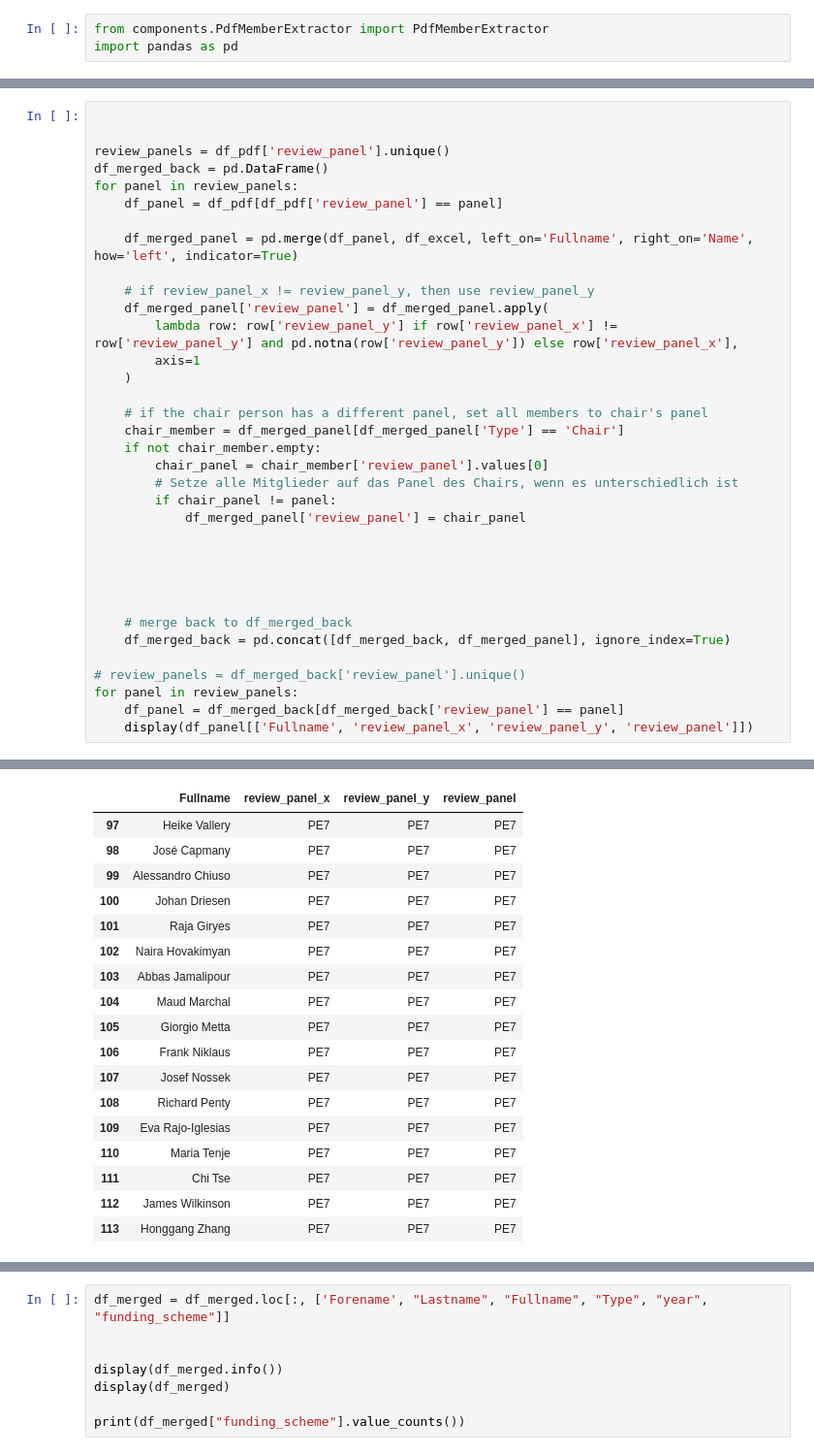
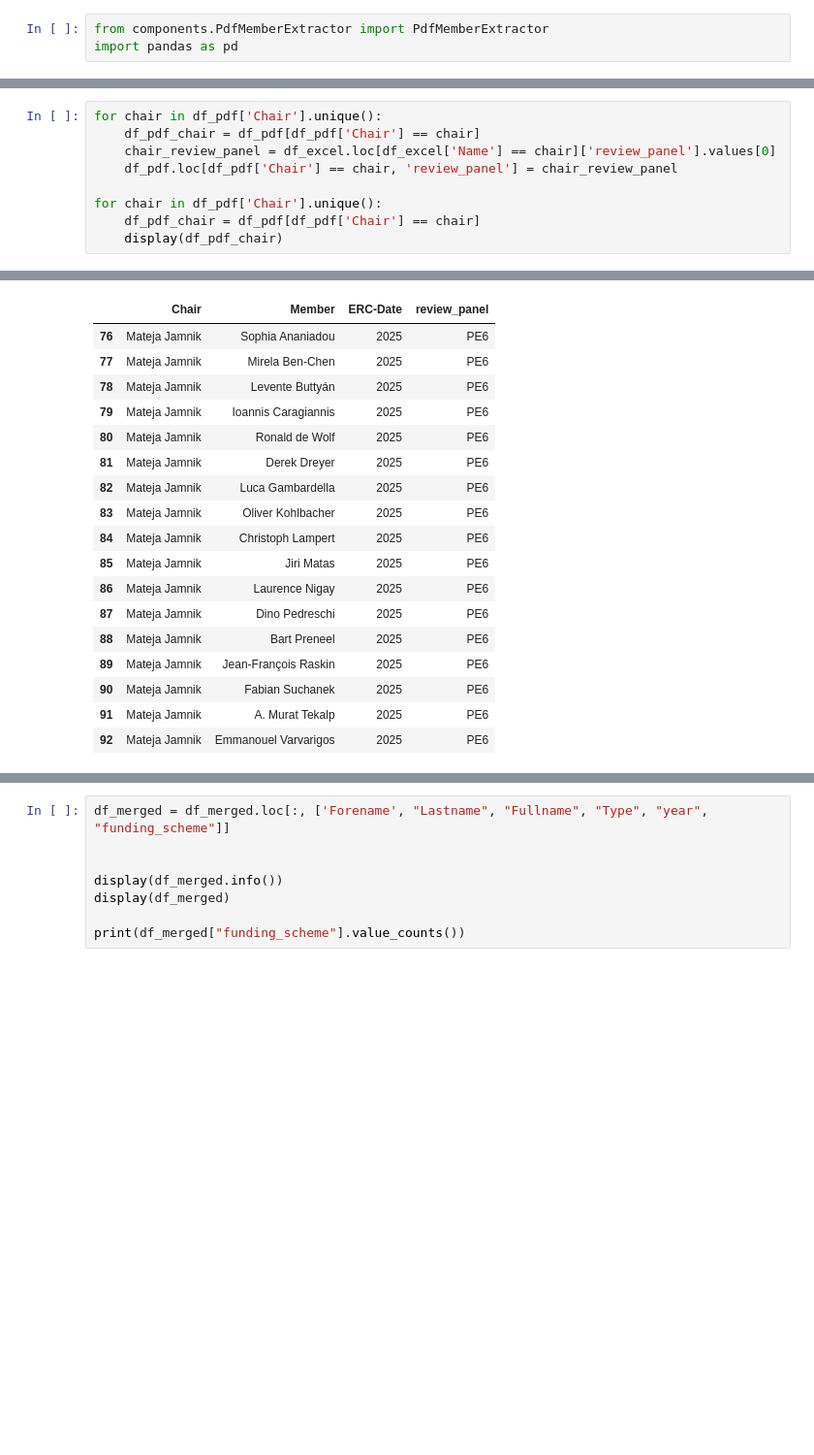
Before and after one commit to RATFIVE/GEOMAR-ERC, a Jupyter notebook: notebooks/test_extracting_data_pdf.ipynb, the cells around one changed output, grey strips where cells are left out. Shown at 97% size. Saved outputs shown, nothing was run; the diff lists cells and outputs as text; blank space fills up the shorter version.

```diff
--- a/notebooks/test_extracting_data_pdf.ipynb
+++ b/notebooks/test_extracting_data_pdf.ipynb
@@ -78,38 +54,12 @@ display(df_excel.head())
 | 244 | Ramesh Pillai | CoG | LS1 | 2025 |
 | 274 | Rumiana Dimova | StG | LS1 | 2025 |
 # %%
+for chair in df_pdf['Chair'].unique():
+    df_pdf_chair = df_pdf[df_pdf['Chair'] == chair]
+    chair_review_panel = df_excel.loc[df_excel['Name'] == chair]['review_panel'].values[0]
+    df_pdf.loc[df_pdf['Chair'] == chair, 'review_panel'] = chair_review_panel
 
-
-review_panels = df_pdf['review_panel'].unique()
-df_merged_back = pd.DataFrame()
-for panel in review_panels:
-    df_panel = df_pdf[df_pdf['review_panel'] == panel]
-
-    df_merged_panel = pd.merge(df_panel, df_excel, left_on='Fullname', right_on='Name', how='left', indicator=True)
-
-    # if review_panel_x != review_panel_y, then use review_panel_y
-    df_merged_panel['review_panel'] = df_merged_panel.apply(
-        lambda row: row['review_panel_y'] if row['review_panel_x'] != row['review_panel_y'] and pd.notna(row['review_panel_y']) else row['review_panel_x'],
-        axis=1
-    )
-
-    # if the chair person has a different panel, set all members to chair's panel
-    chair_member = df_merged_panel[df_merged_panel['Type'] == 'Chair']
-    if not chair_member.empty:
-        chair_panel = chair_member['review_panel'].values[0]
-        # Setze alle Mitglieder auf das Panel des Chairs, wenn es unterschiedlich ist
-        if chair_panel != panel:
-            df_merged_panel['review_panel'] = chair_panel
-
-
-
-
-
-    # merge back to df_merged_back
-    df_merged_back = pd.concat([df_merged_back, df_merged_panel], ignore_index=True)
-
-# review_panels = df_merged_back['review_panel'].unique()
-for panel in review_panels:
-    df_panel = df_merged_back[df_merged_back['review_panel'] == panel]
-    display(df_panel[['Fullname', 'review_panel_x', 'review_panel_y', 'review_panel']])
+for chair in df_pdf['Chair'].unique():
+    df_pdf_chair = df_pdf[df_pdf['Chair'] == chair]
+    display(df_pdf_chair)
 # %% [output]
@@ -183,18 +145,18 @@ for panel in review_panels:
-|  | Fullname | review_panel_x | review_panel_y | review_panel |
-| 97 | Heike Vallery | PE7 | PE7 | PE7 |
-| 98 | José Capmany | PE7 | PE7 | PE7 |
-| 99 | Alessandro Chiuso | PE7 | PE7 | PE7 |
-| 100 | Johan Driesen | PE7 | PE7 | PE7 |
-| 101 | Raja Giryes | PE7 | PE7 | PE7 |
-| 102 | Naira Hovakimyan | PE7 | PE7 | PE7 |
-| 103 | Abbas Jamalipour | PE7 | PE7 | PE7 |
-| 104 | Maud Marchal | PE7 | PE7 | PE7 |
-| 105 | Giorgio Metta | PE7 | PE7 | PE7 |
-| 106 | Frank Niklaus | PE7 | PE7 | PE7 |
-| 107 | Josef Nossek | PE7 | PE7 | PE7 |
-| 108 | Richard Penty | PE7 | PE7 | PE7 |
-| 109 | Eva Rajo-Iglesias | PE7 | PE7 | PE7 |
-| 110 | Maria Tenje | PE7 | PE7 | PE7 |
-| 111 | Chi Tse | PE7 | PE7 | PE7 |
-| 112 | James Wilkinson | PE7 | PE7 | PE7 |
-| 113 | Honggang Zhang | PE7 | PE7 | PE7 |
+|  | Chair | Member | ERC-Date | review_panel |
+| 76 | Mateja Jamnik | Sophia Ananiadou | 2025 | PE6 |
+| 77 | Mateja Jamnik | Mirela Ben-Chen | 2025 | PE6 |
+| 78 | Mateja Jamnik | Levente Buttyán | 2025 | PE6 |
+| 79 | Mateja Jamnik | Ioannis Caragiannis | 2025 | PE6 |
+| 80 | Mateja Jamnik | Ronald de Wolf | 2025 | PE6 |
+| 81 | Mateja Jamnik | Derek Dreyer | 2025 | PE6 |
+| 82 | Mateja Jamnik | Luca Gambardella | 2025 | PE6 |
+| 83 | Mateja Jamnik | Oliver Kohlbacher | 2025 | PE6 |
+| 84 | Mateja Jamnik | Christoph Lampert | 2025 | PE6 |
+| 85 | Mateja Jamnik | Jiri Matas | 2025 | PE6 |
+| 86 | Mateja Jamnik | Laurence Nigay | 2025 | PE6 |
+| 87 | Mateja Jamnik | Dino Pedreschi | 2025 | PE6 |
+| 88 | Mateja Jamnik | Bart Preneel | 2025 | PE6 |
+| 89 | Mateja Jamnik | Jean-François Raskin | 2025 | PE6 |
+| 90 | Mateja Jamnik | Fabian Suchanek | 2025 | PE6 |
+| 91 | Mateja Jamnik | A. Murat Tekalp | 2025 | PE6 |
+| 92 | Mateja Jamnik | Emmanouel Varvarigos | 2025 | PE6 |
```
Also changed, not shown: parts of 7 cells of this notebook.
